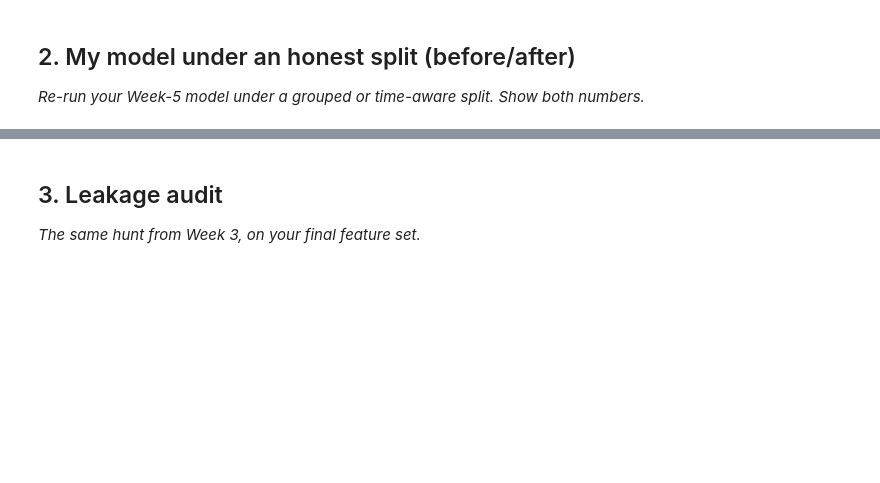
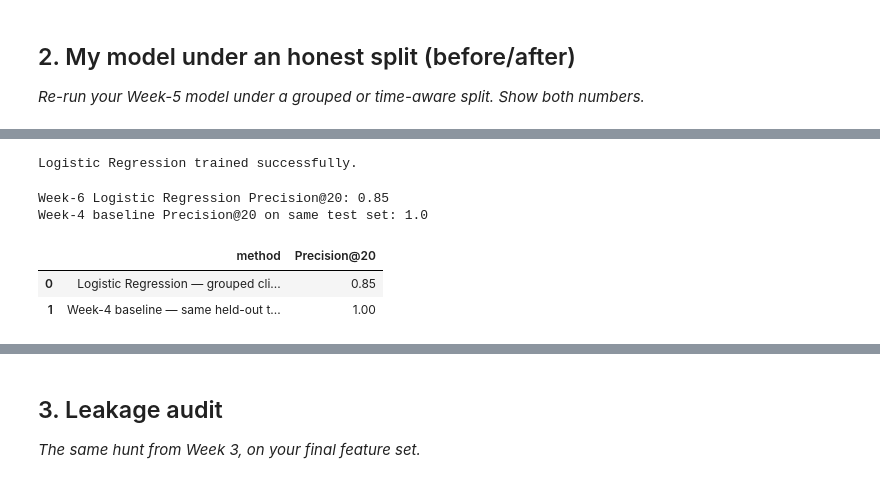
Before and after one commit to BarnaliBhowmik/FlyRank_ML, a Jupyter notebook: work/notebooks/w06_validation_audit.ipynb, the cells around one changed output, grey strips where cells are left out. Saved outputs shown, nothing was run; the diff lists cells and outputs as text; code cells hidden in the pictures; blank space fills up the shorter version.

```diff
--- a/work/notebooks/w06_validation_audit.ipynb
+++ b/work/notebooks/w06_validation_audit.ipynb
@@ -22,0 +280,72 @@ This skeleton is yours to fill. Work the sections **in order** — each one has
+# %%
+model_audit = Pipeline([
+    ("imputer", SimpleImputer(strategy="median")),
+    ("scaler", StandardScaler()),
+    ("logistic_regression",
+     LogisticRegression(max_iter=1000, random_state=42))
+])
+
+model_audit.fit(
+    train_pages_audit[features],
+    train_pages_audit["opportunity"]
+)
+
+test_pages_audit["ml_score"] = model_audit.predict_proba(
+    test_pages_audit[features]
+)[:, 1]
+
+print("Logistic Regression trained successfully.")
+# %% [output]
+Logistic Regression trained successfully.
+# %%
+# Apply the Week-4 baseline to exactly the same held-out test pages.
+
+test_pages_audit["baseline_score"] = (
+    test_pages_audit["ctr_gap"] *
+    np.log1p(test_pages_audit["gsc_impressions"])
+)
+
+def precision_at_20_audit(df, score_column):
+    top20 = (
+        df.sort_values(score_column, ascending=False)
+        .head(20)
+    )
+    return top20["opportunity"].mean()
+
+honest_ml_precision = precision_at_20_audit(
+    test_pages_audit,
+    "ml_score"
+)
+
+honest_baseline_precision = precision_at_20_audit(
+    test_pages_audit,
+    "baseline_score"
+)
+
+print("Week-6 Logistic Regression Precision@20:",
+      honest_ml_precision)
+
+print("Week-4 baseline Precision@20 on same test set:",
+      honest_baseline_precision)
+# %% [output]
+Week-6 Logistic Regression Precision@20: 0.85
+Week-4 baseline Precision@20 on same test set: 1.0
+# %%
+# Week-6 validation comparison
+
+before_after = pd.DataFrame({
+    "method": [
+        "Logistic Regression — grouped client split",
+        "Week-4 baseline — same held-out test set"
+    ],
+    "Precision@20": [
+        honest_ml_precision,
+        honest_baseline_precision
+    ]
+})
+
+before_after
+# %% [output]
+|  | method | Precision@20 |
+| 0 | Logistic Regression — grouped cli... | 0.85 |
+| 1 | Week-4 baseline — same held-out t... | 1.00 |
```
Also changed, not shown: parts of 17 cells of this notebook.
